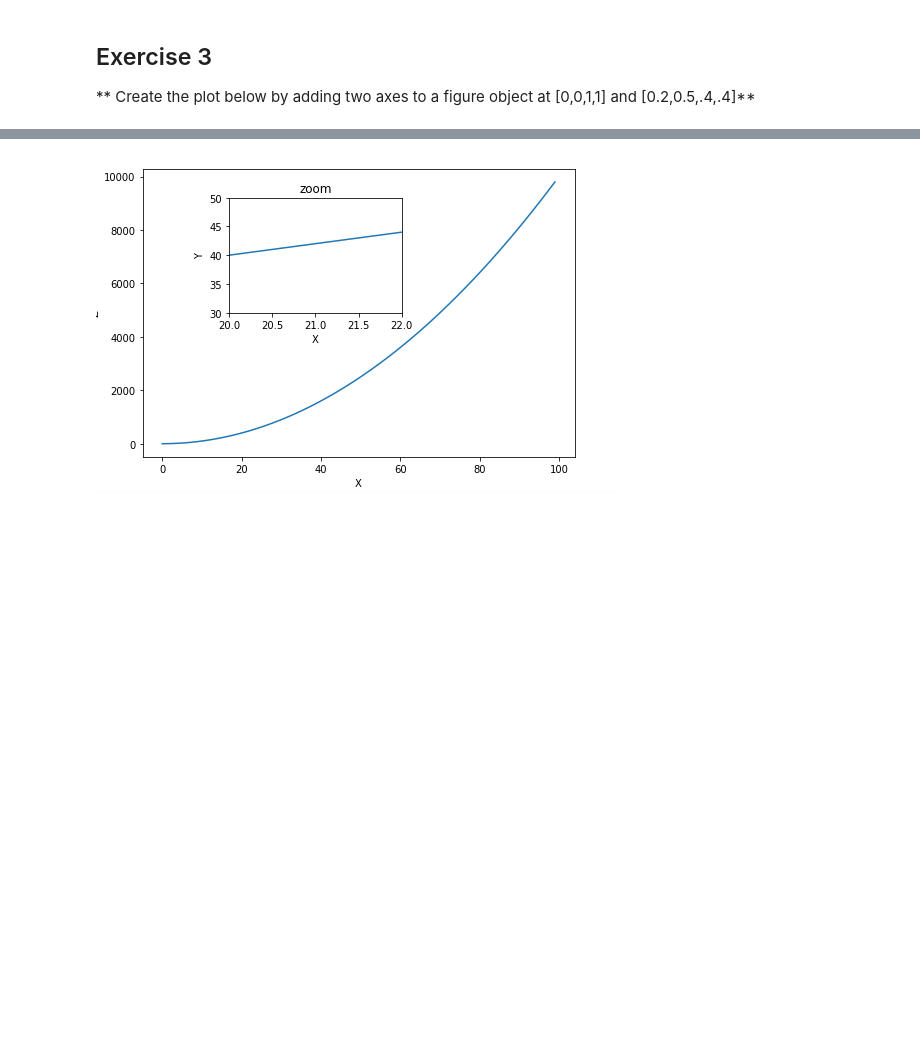
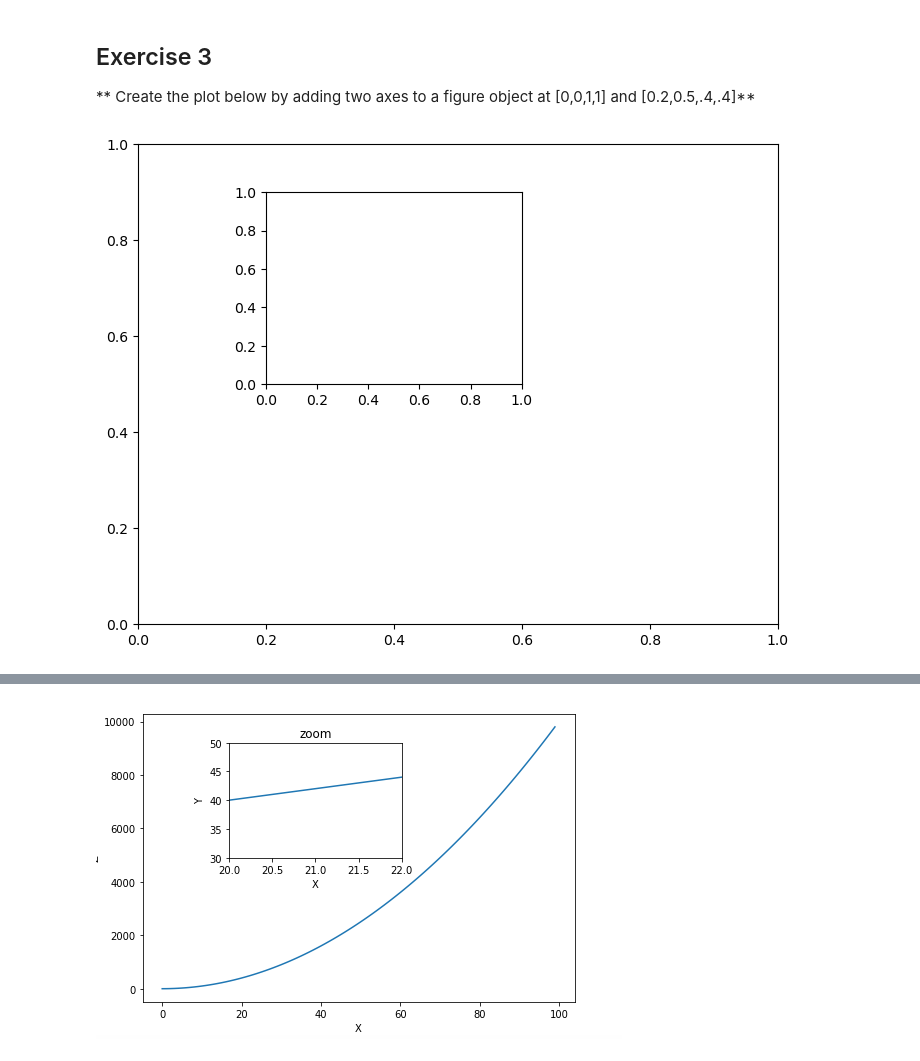
Before and after one commit to tibor1301/FIN-591-Student-Assignments, a Jupyter notebook: Fin591PythonProblemSetA_student_Boyd.ipynb, the cells around one changed output, grey strips where cells are left out. Cells and saved outputs as stored; diff of their text form; code cells hidden in the pictures; blank space fills up the shorter version.

```diff
--- a/Fin591PythonProblemSetA_student_Boyd.ipynb
+++ b/Fin591PythonProblemSetA_student_Boyd.ipynb
@@ -654,8 +652,13 @@ YOUR ANSWER HERE
 # %%
 """Follow instructions above and create figure"""
 
 # YOUR CODE HERE
+fig = plt.figure()
+ax1 = fig.add_axes([0,0,1,1])
+ax2 = fig.add_axes([.2,.5,.4,.4])
 # raise NotImplementedError()
+# %% [output]
+[figure, added]
 # %%
 """Use x,y, and z arrays to recreate the plot below. Notice the xlimits and y limits on the inserted plot"""
 
```
Also changed, not shown: parts of 10 cells of this notebook.
